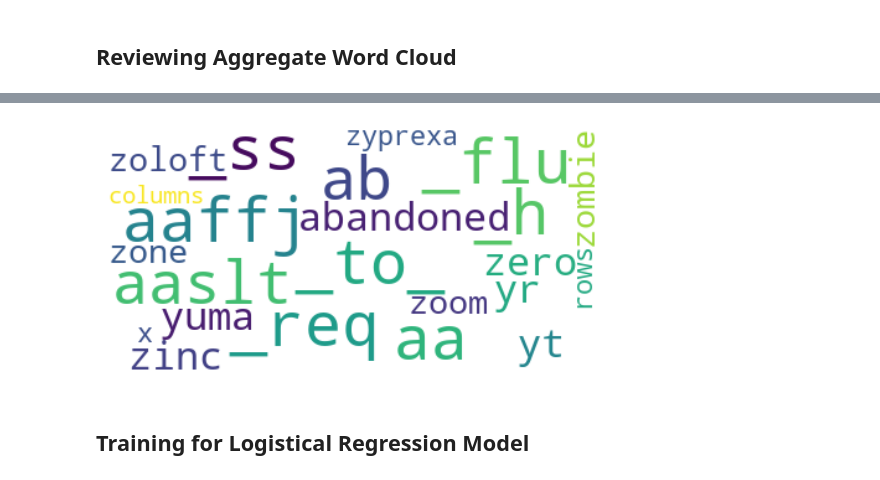
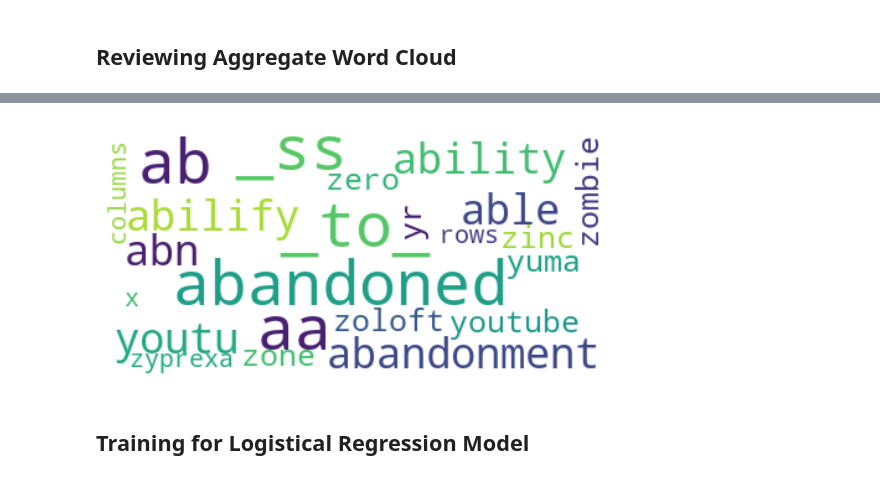
Before and after one commit to KyeraFrancis/NLP_Classification_Sentiment_analysis, a Jupyter notebook: 3_ANALYSIS/modeling.ipynb, the cells around one changed output, grey strips where cells are left out. Saved outputs shown, nothing was run; the diff lists cells and outputs as text; code cells hidden in the pictures.

```diff
--- a/3_ANALYSIS/modeling.ipynb
+++ b/3_ANALYSIS/modeling.ipynb
@@ -157,11 +157,14 @@ print(tdidf_df)
 # %%
-wordcloud = WordCloud(background_color='white', max_words=100, max_font_size=50, random_state=42).generate(str(tdidf_df))
+# Sum the TF-IDF scores for each word
+word_frequencies = tdidf_df.sum(axis=0).to_dict()
 
+# Generate WordCloud
+wordcloud = WordCloud(background_color='white', max_words=50, max_font_size=50, random_state=42).generate_from_frequencies(word_frequencies)
 plt.imshow(wordcloud, interpolation='bilinear')
 plt.axis("off")
 plt.show()
 # %% [output]
-[figure, old version]
+[figure, new version]
 # %% [markdown]
 ## Training for Logistical Regression Model
 # %%
```
Also changed, not shown: parts of 12 cells of this notebook, 11 other files.
